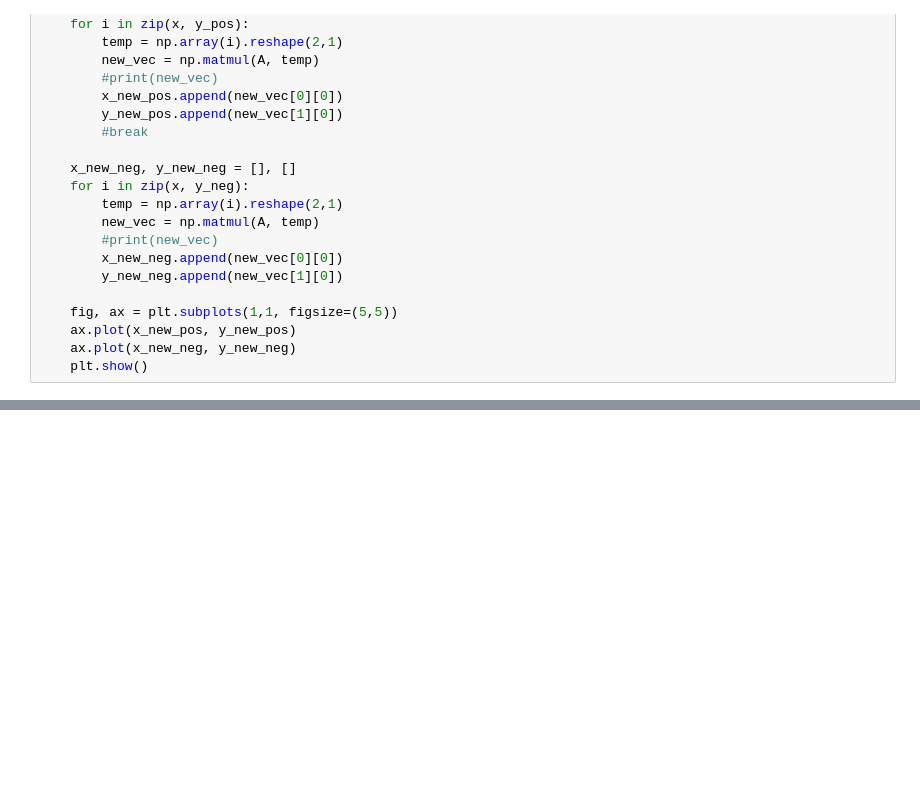
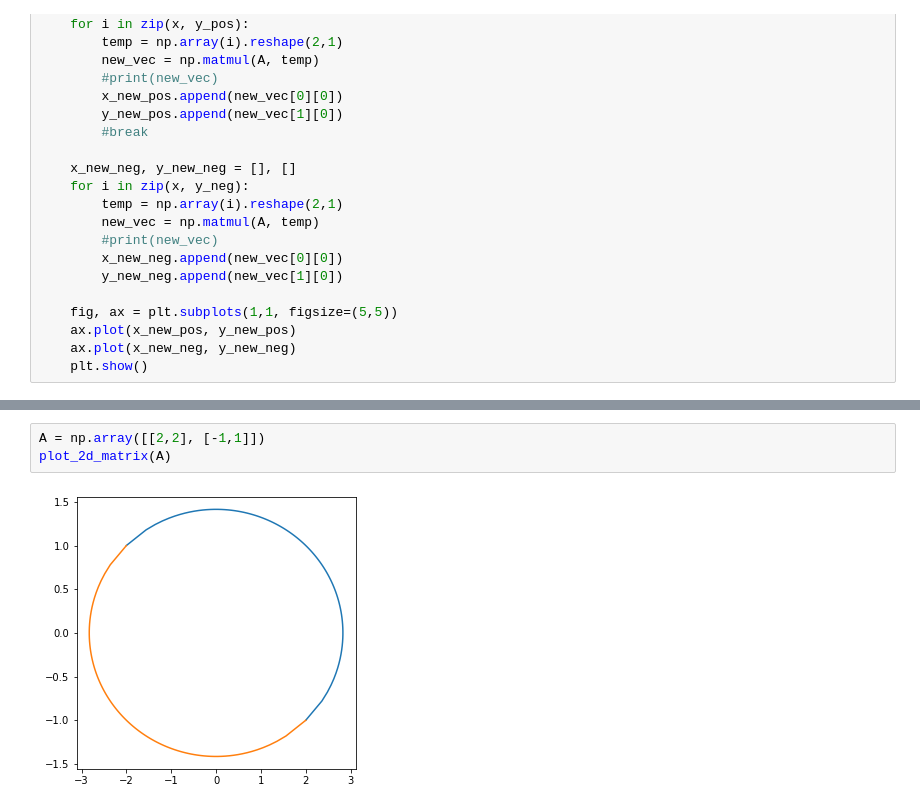
Before and after one commit to aiyuyun2015/matplotlib_tutorial, a Jupyter notebook: 2022_python_1.ipynb, the cells around one changed output, grey strips where cells are left out. Drawn from its saved outputs; the diff is of its cells as text; blank space fills up the shorter version.

```diff
--- a/2022_python_1.ipynb
+++ b/2022_python_1.ipynb
@@ -423,0 +427,5 @@ plot_2d_matrix(A)
+# %%
+A = np.array([[2,2], [-1,1]])
+plot_2d_matrix(A)
+# %% [output]
+[figure, added]
```
Also changed, not shown: parts of 1 cell of this notebook.
